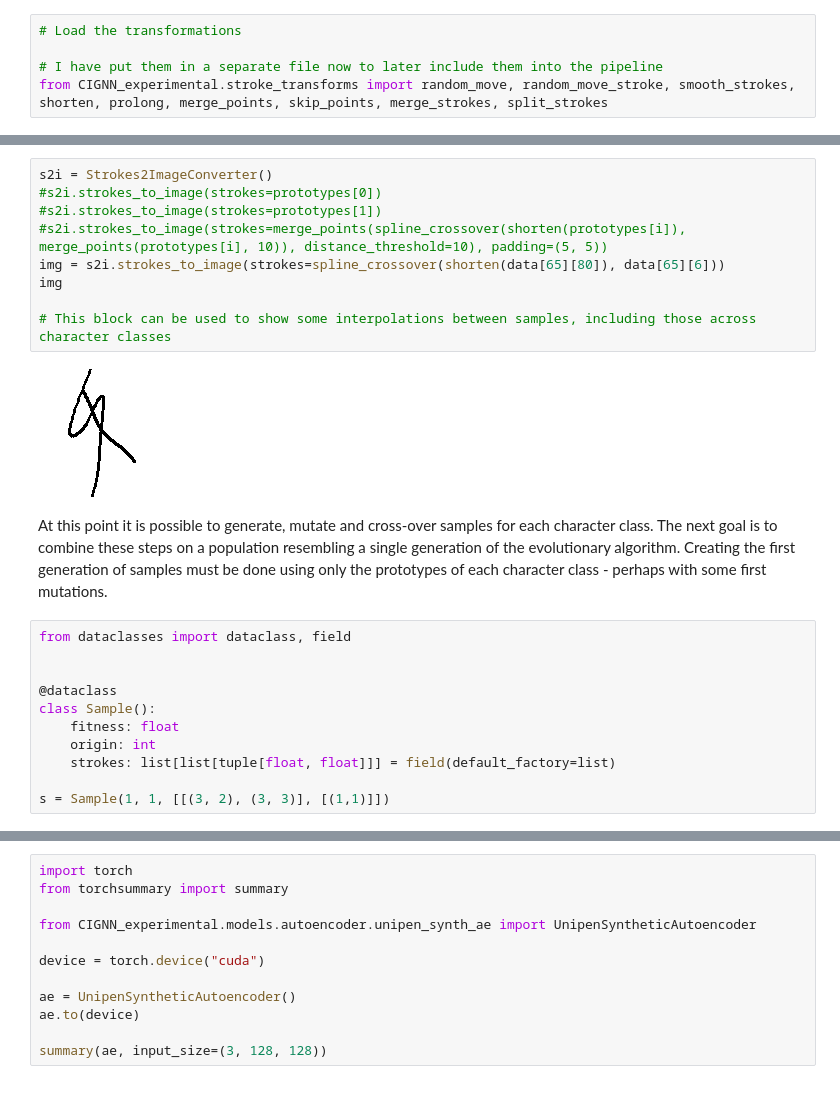
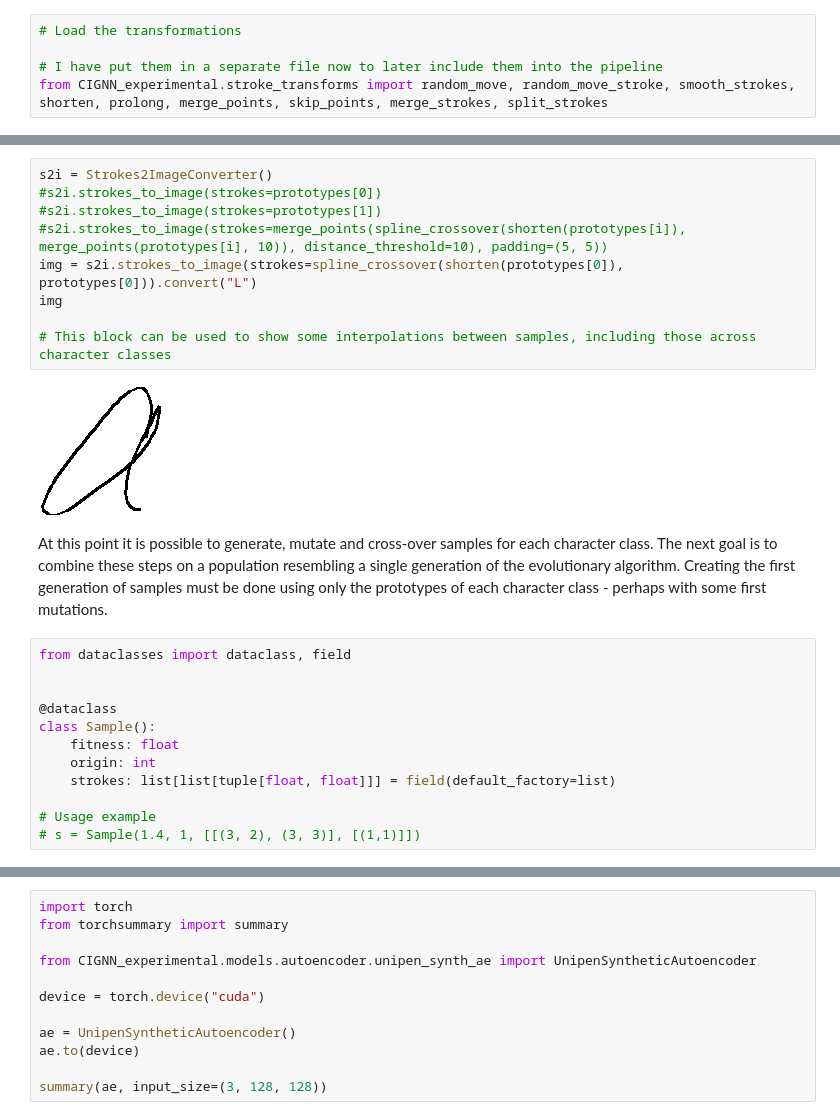
Before and after one commit to TimHal/CIGNN-experimental, a Jupyter notebook: nbs/10_datasets_004_UNIPEN_synth_by_prototype.ipynb, the cells around one changed output, grey strips where cells are left out. Drawn from its saved outputs; the diff is of its cells as text.

```diff
--- a/nbs/10_datasets_004_UNIPEN_synth_by_prototype.ipynb
+++ b/nbs/10_datasets_004_UNIPEN_synth_by_prototype.ipynb
@@ -139,14 +176,14 @@ render_samples([prototypes[0], spline_crossover(prototypes[0], prototypes[0])],
 # %%
 s2i = Strokes2ImageConverter()
 #s2i.strokes_to_image(strokes=prototypes[0])
 #s2i.strokes_to_image(strokes=prototypes[1])
 #s2i.strokes_to_image(strokes=merge_points(spline_crossover(shorten(prototypes[i]), merge_points(prototypes[i], 10)), distance_threshold=10), padding=(5, 5))
-img = s2i.strokes_to_image(strokes=spline_crossover(shorten(data[65][80]), data[65][6]))
+img = s2i.strokes_to_image(strokes=spline_crossover(shorten(prototypes[0]), prototypes[0])).convert("L")
 img
 
 # This block can be used to show some interpolations between samples, including those across character classes
 # %% [output]
-[figure, old version]
+[figure, new version]
 # %% [markdown]
 At this point it is possible to generate, mutate and cross-over samples for each character class. The next goal is to combine these steps on a population resembling a single generation of the evolutionary algorithm. Creating the first generation of samples must be done using only the prototypes of each character class - perhaps with some first mutations.
 # %%
@@ -159,5 +196,6 @@ class Sample():
     origin: int
     strokes: list[list[tuple[float, float]]] = field(default_factory=list)
 
-s = Sample(1, 1, [[(3, 2), (3, 3)], [(1,1)]])
+# Usage example
+# s = Sample(1.4, 1, [[(3, 2), (3, 3)], [(1,1)]])
 # %%
```
Also changed, not shown: parts of 7 cells of this notebook, 8 other files.
